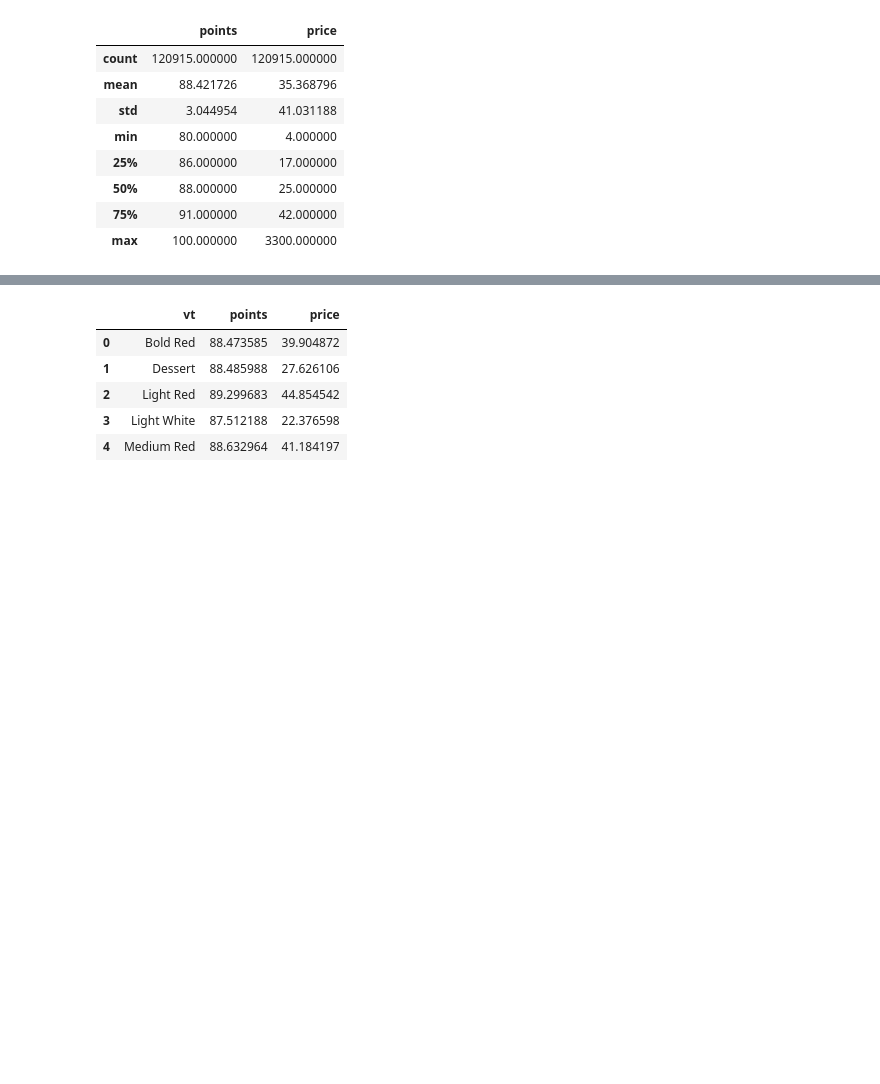
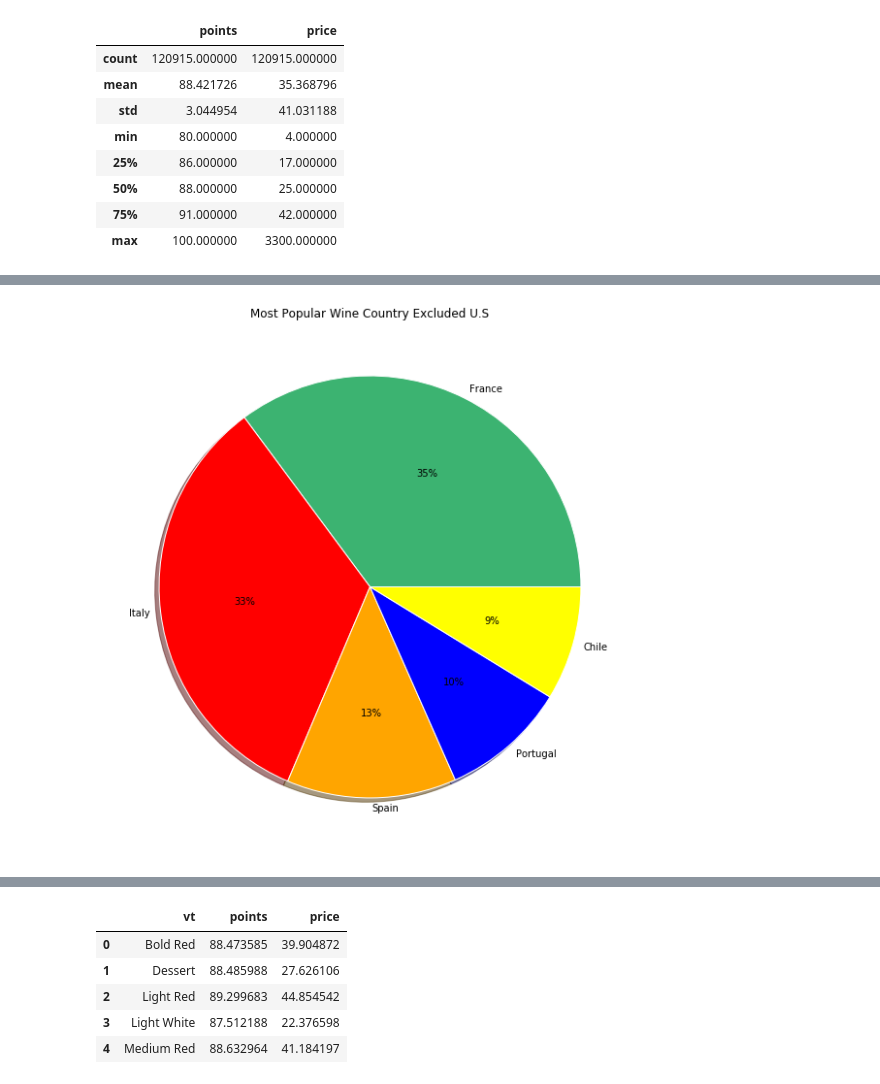
Before and after one commit to renatonico/Pygeons, a Jupyter notebook: notebooks/matt.ipynb, the cells around one changed output, grey strips where cells are left out. Cells and saved outputs as stored; diff of their text form; code cells hidden in the pictures; blank space fills up the shorter version.

```diff
--- a/notebooks/matt.ipynb
+++ b/notebooks/matt.ipynb
@@ -205 +386,38 @@ df_variety.head()
+# %%
+us_pie = df_2.loc[df_2['country']=='US']
+us_pie_count = us_pie['vt'].count()
+
+france_pie = df_2.loc[df_2['country']=='France']
+france_pie_count = france_pie['vt'].count()
+
+italy_pie = df_2.loc[df_2['country']== 'Italy']
+italy_pie_count = italy_pie['vt'].count()
+
+spain_pie = df_2.loc[df_2['country']=='Spain']
+spain_pie_count = spain_pie['vt'].count()
+
+portugal_pie = df_2.loc[df_2['country']=='Portugal']
+portugal_pie_count = portugal_pie['vt'].count()
+
+chile_pie = df_2.loc[df_2['country']== 'Chile']
+chile_pie_count = chile_pie['vt'].count()
+
+
+sizes = (france_pie_count, italy_pie_count,spain_pie_count,portugal_pie_count, chile_pie_count)
+#sizes = sorted(sizes)
+
+labels = 'France', 'Italy', "Spain", "Portugal", "Chile"
+colors = [  'mediumseagreen', 'red', "Orange", "blue", "yellow" ]
+
+fig = plt.figure(figsize=[10, 10])
+ax = fig.add_subplot(111)
+
+pie_wedge_collection = ax.pie(sizes, colors=colors,shadow=True,labels=labels, autopct="%1.00f%%",labeldistance=1.05);
+
+for pie_wedge in pie_wedge_collection[0]:
+    pie_wedge.set_edgecolor('white')
+
+ax.set_title("Most Popular Wine Country Excluded U.S");
+# %% [output]
+[figure, added]
 # %%
```
Also changed, not shown: parts of 51 cells of this notebook.
